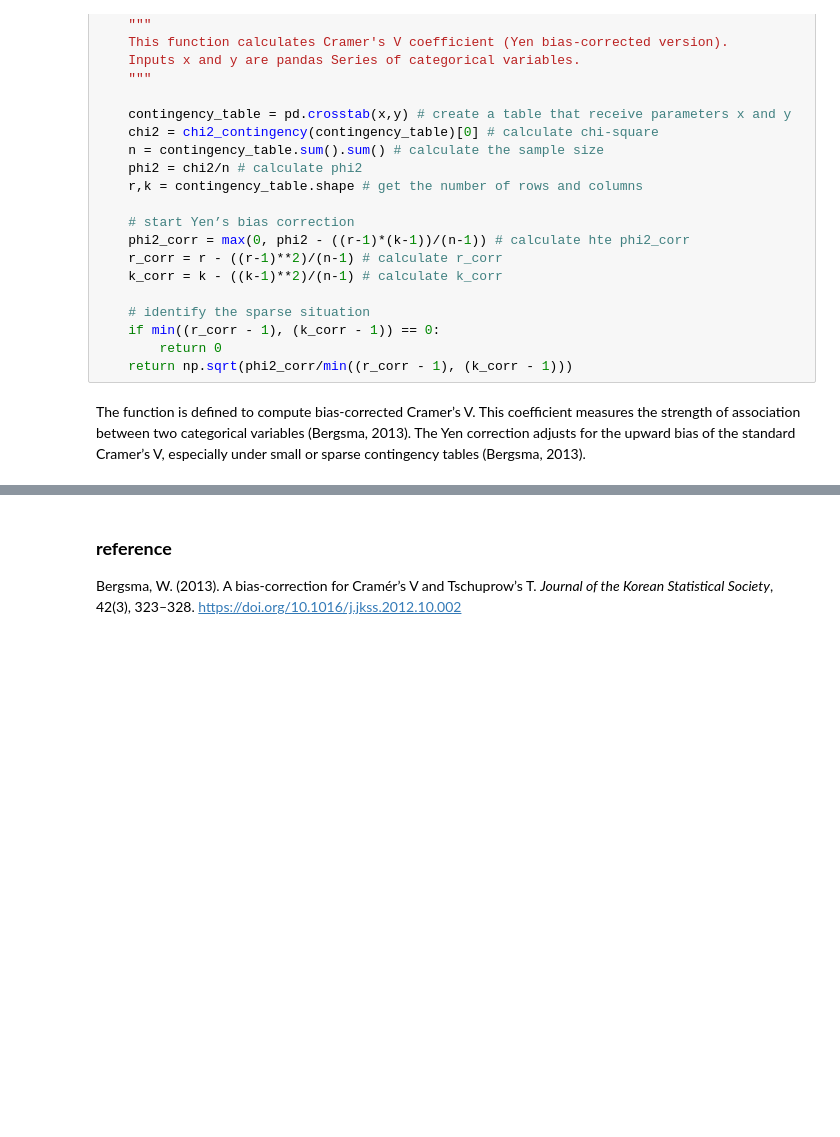
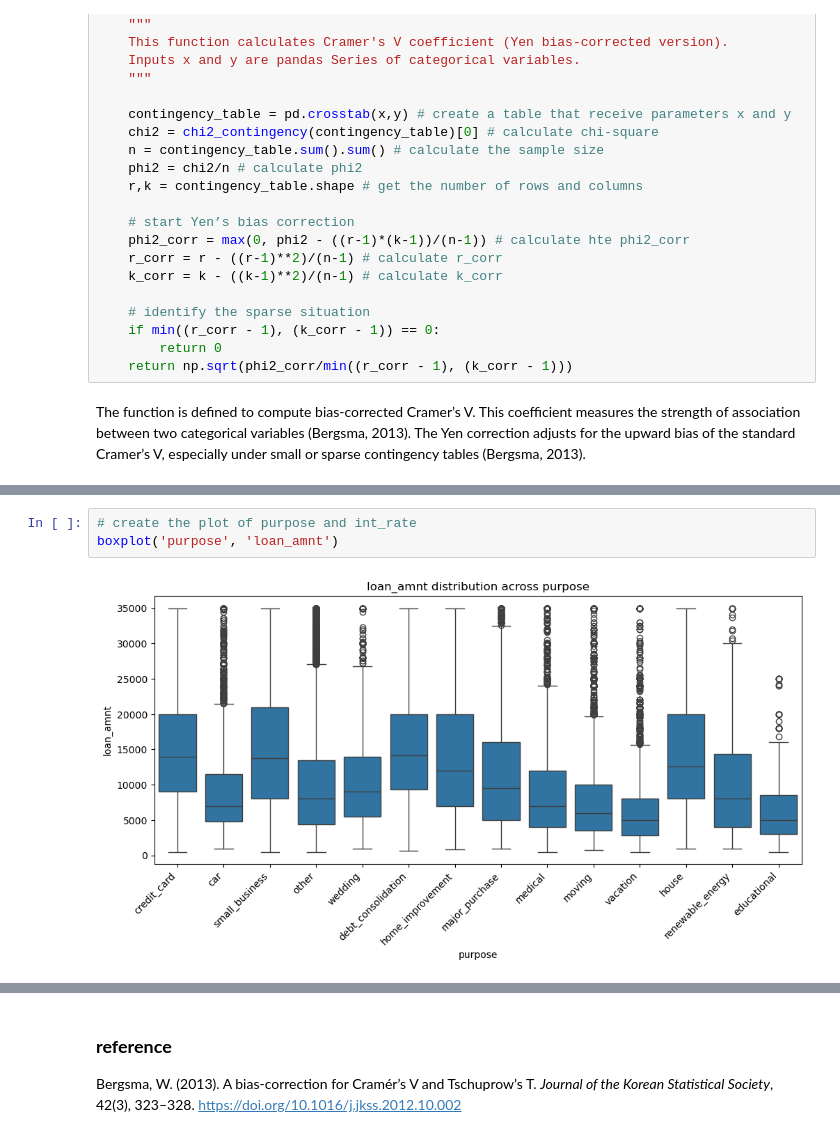
Before and after one commit to BoyiZhang-code/Credit-and-Loss-Analysis, a Jupyter notebook: notebook/Credit_analysis.ipynb, the cells around one changed output, grey strips where cells are left out. Drawn from its saved outputs; the diff is of its cells as text; blank space fills up the shorter version.

```diff
--- a/notebook/Credit_analysis.ipynb
+++ b/notebook/Credit_analysis.ipynb
@@ -647,0 +670,5 @@ Amazing! As the plot shows, most features are independent of one another, with t
+# %%
+# create the plot of purpose and int_rate
+boxplot('purpose', 'loan_amnt')
+# %% [output]
+[figure, added]
```
Also changed, not shown: parts of 23 cells of this notebook, 7 other files.
